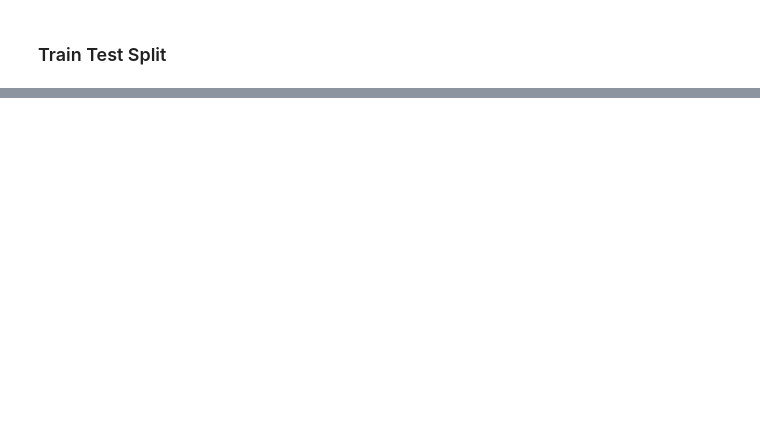
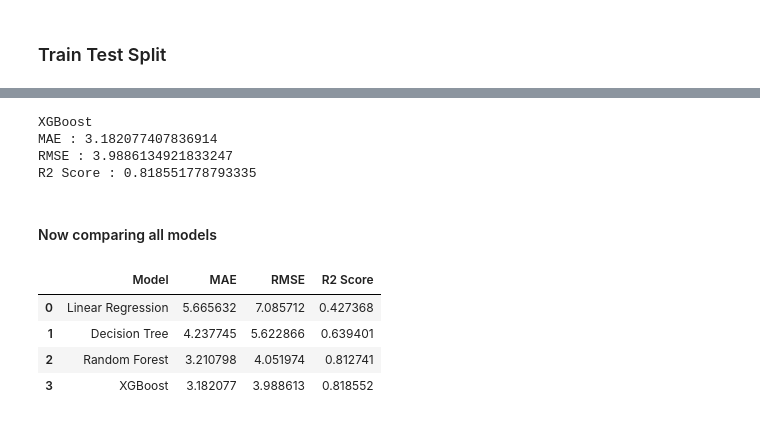
Before and after one commit to sainibunty2309-del/Food-delivery-time-prediction-, a Jupyter notebook: model.ipynb, the cells around one changed output, grey strips where cells are left out. Saved outputs shown, nothing was run; the diff lists cells and outputs as text; code cells hidden in the pictures; blank space fills up the shorter version.

Commit message:
add models

```diff
--- a/model.ipynb
+++ b/model.ipynb
@@ -989,0 +1043,4 @@ X_train, X_test, y_train, y_test = train_test_split(
+# %%
+# prediction
+
+decision_prediction = decision_model.predict(X_test)
@@ -989,0 +1073,4 @@ X_train, X_test, y_train, y_test = train_test_split(
+# %%
+# prediction
+
+random_prediction = random_model.predict(X_test)
@@ -989,0 +1094,8 @@ X_train, X_test, y_train, y_test = train_test_split(
+# %%
+xgb_model = XGBRegressor(
+    n_estimators=100,
+    learning_rate=0.1,
+    random_state=42
+)
+
+xgb_model.fit(X_train, y_train)
@@ -989,0 +1114,56 @@ X_train, X_test, y_train, y_test = train_test_split(
+# %%
+# prediction
+
+xgb_prediction = xgb_model.predict(X_test)
+# %%
+# evaluation
+
+print("XGBoost")
+
+print("MAE :", mean_absolute_error(y_test, xgb_prediction))
+
+print("RMSE :", np.sqrt(mean_squared_error(y_test, xgb_prediction)))
+
+print("R2 Score :", r2_score(y_test, xgb_prediction))
+# %% [output]
+XGBoost
+MAE : 3.182077407836914
+RMSE : 3.9886134921833247
+R2 Score : 0.818551778793335
+# %% [markdown]
+#### Now comparing all models
+# %%
+results = pd.DataFrame({
+    "Model": [
+        "Linear Regression",
+        "Decision Tree",
+        "Random Forest",
+        "XGBoost"
+    ],
+    "MAE": [
+        mean_absolute_error(y_test, linear_prediction),
+        mean_absolute_error(y_test, decision_prediction),
+        mean_absolute_error(y_test, random_prediction),
+        mean_absolute_error(y_test, xgb_prediction)
+    ],
+    "RMSE": [
+        np.sqrt(mean_squared_error(y_test, linear_prediction)),
+        np.sqrt(mean_squared_error(y_test, decision_prediction)),
+        np.sqrt(mean_squared_error(y_test, random_prediction)),
+        np.sqrt(mean_squared_error(y_test, xgb_prediction))
+    ],
+    "R2 Score": [
+        r2_score(y_test, linear_prediction),
+        r2_score(y_test, decision_prediction),
+        r2_score(y_test, random_prediction),
+        r2_score(y_test, xgb_prediction)
+    ]
+})
+
+results
+# %% [output]
+|  | Model | MAE | RMSE | R2 Score |
+| 0 | Linear Regression | 5.665632 | 7.085712 | 0.427368 |
+| 1 | Decision Tree | 4.237745 | 5.622866 | 0.639401 |
+| 2 | Random Forest | 3.210798 | 4.051974 | 0.812741 |
+| 3 | XGBoost | 3.182077 | 3.988613 | 0.818552 |
```
Also changed, not shown: parts of 19 cells of this notebook.
